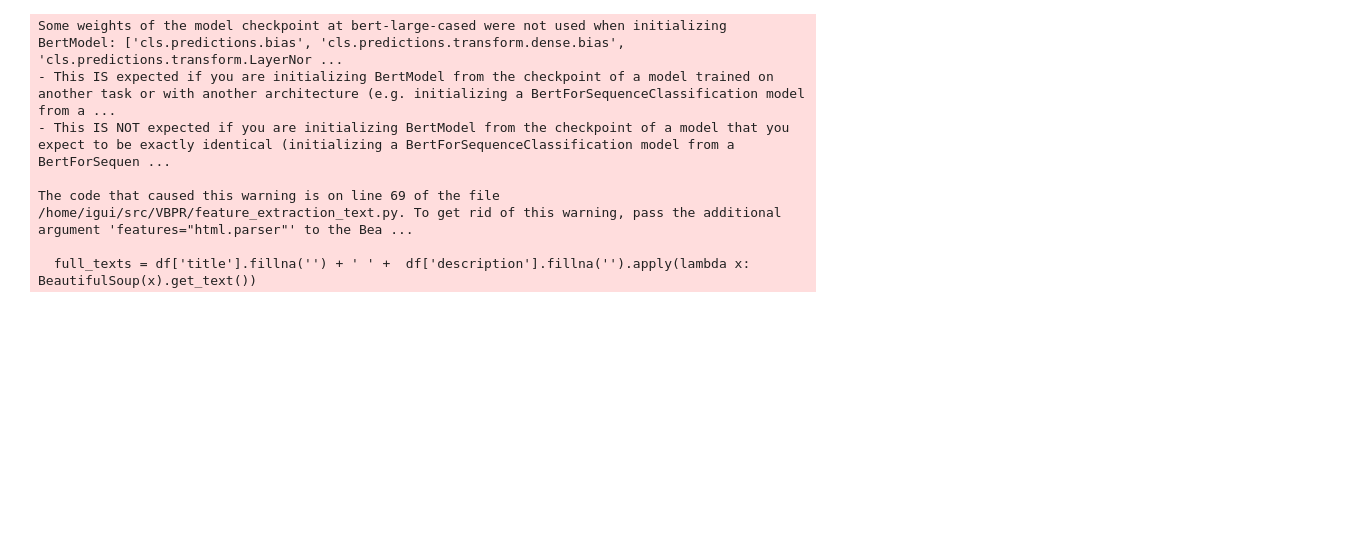
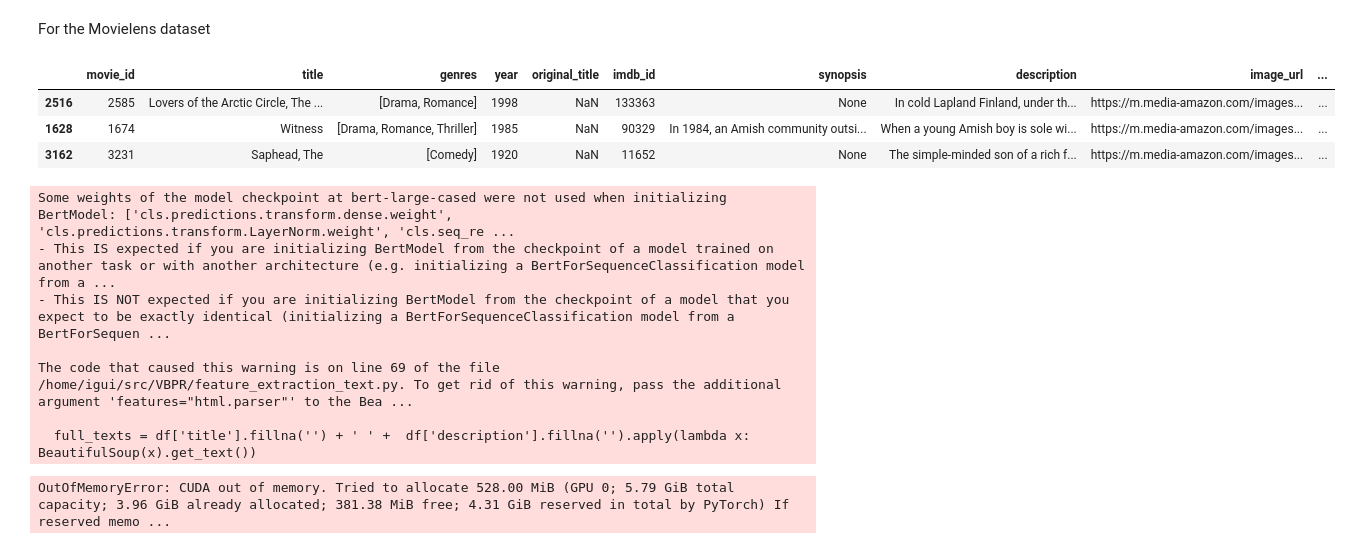
Before and after one commit to igui/Align-MacridVAE-data, a Jupyter notebook: feature_extraction_text.ipynb, the cells around one changed output. Cells and saved outputs as stored; diff of their text form; code cells hidden in the pictures; blank space fills up the shorter version.

Commit message:
Add Movielens dataset

```diff
--- a/feature_extraction_text.ipynb
+++ b/feature_extraction_text.ipynb
@@ -80,13 +18,0 @@ some_products.sample(n=3)
-# %%
-from importlib import reload
-reload(feature_extraction_text)
-
-extracted_bert_features = feature_extraction_text.extract_bert_text_features(some_products)
-# %% [output]
-Some weights of the model checkpoint at bert-large-cased were not used when initializing BertModel: ['cls.predictions.bias', 'cls.predictions.transform.dense.bias', 'cls.predictions.transform.LayerNor ...
-- This IS expected if you are initializing BertModel from the checkpoint of a model trained on another task or with another architecture (e.g. initializing a BertForSequenceClassification model from a ...
-- This IS NOT expected if you are initializing BertModel from the checkpoint of a model that you expect to be exactly identical (initializing a BertForSequenceClassification model from a BertForSequen ...
-
-The code that caused this warning is on line 69 of the file /home/igui/src/VBPR/feature_extraction_text.py. To get rid of this warning, pass the additional argument 'features="html.parser"' to the Bea ...
-
-  full_texts = df['title'].fillna('') + ' ' +  df['description'].fillna('').apply(lambda x: BeautifulSoup(x).get_text())
@@ -104,3 +32,23 @@ np.savez_compressed(
     amazon_dataset.BASE_DATA_FOLDER / f'{dataset}_cliptext_features.npz',
     **extacted_clip_features
 )
+# %% [markdown]
+For the Movielens dataset
+# %%
+items = movielens_dataset.items_df()
+items.sample(n=3)
+# %% [output]
+|  | movie_id | title | genres | year | original_title | imdb_id | synopsis | description | image_url | ... |
+| 2516 | 2585 | Lovers of the Arctic Circle, The ... | [Drama, Romance] | 1998 | NaN | 133363 | None | In cold Lapland Finland, under th... | https://m.media-amazon.com/images... | ... |
+| 1628 | 1674 | Witness | [Drama, Romance, Thriller] | 1985 | NaN | 90329 | In 1984, an Amish community outsi... | When a young Amish boy is sole wi... | https://m.media-amazon.com/images... | ... |
+| 3162 | 3231 | Saphead, The | [Comedy] | 1920 | NaN | 11652 | None | The simple-minded son of a rich f... | https://m.media-amazon.com/images... | ... |
+# %%
+extracted_bert_features = feature_extraction_text.extract_bert_text_features(items)
+# %% [output]
+Some weights of the model checkpoint at bert-large-cased were not used when initializing BertModel: ['cls.predictions.transform.dense.weight', 'cls.predictions.transform.LayerNorm.weight', 'cls.seq_re ...
+- This IS expected if you are initializing BertModel from the checkpoint of a model trained on another task or with another architecture (e.g. initializing a BertForSequenceClassification model from a ...
+- This IS NOT expected if you are initializing BertModel from the checkpoint of a model that you expect to be exactly identical (initializing a BertForSequenceClassification model from a BertForSequen ...
+
+The code that caused this warning is on line 69 of the file /home/igui/src/VBPR/feature_extraction_text.py. To get rid of this warning, pass the additional argument 'features="html.parser"' to the Bea ...
+
+  full_texts = df['title'].fillna('') + ' ' +  df['description'].fillna('').apply(lambda x: BeautifulSoup(x).get_text())
@@ -106,0 +60,6 @@ np.savez_compressed(
+# %%
+extacted_clip_features = feature_extraction_text.extract_clip_text_features(
+    items
+)
+# %% [output]
+OutOfMemoryError: CUDA out of memory. Tried to allocate 528.00 MiB (GPU 0; 5.79 GiB total capacity; 3.96 GiB already allocated; 381.38 MiB free; 4.31 GiB reserved in total by PyTorch) If reserved memo ...
```
Also changed, not shown: parts of 8 cells of this notebook, 10 other files.
